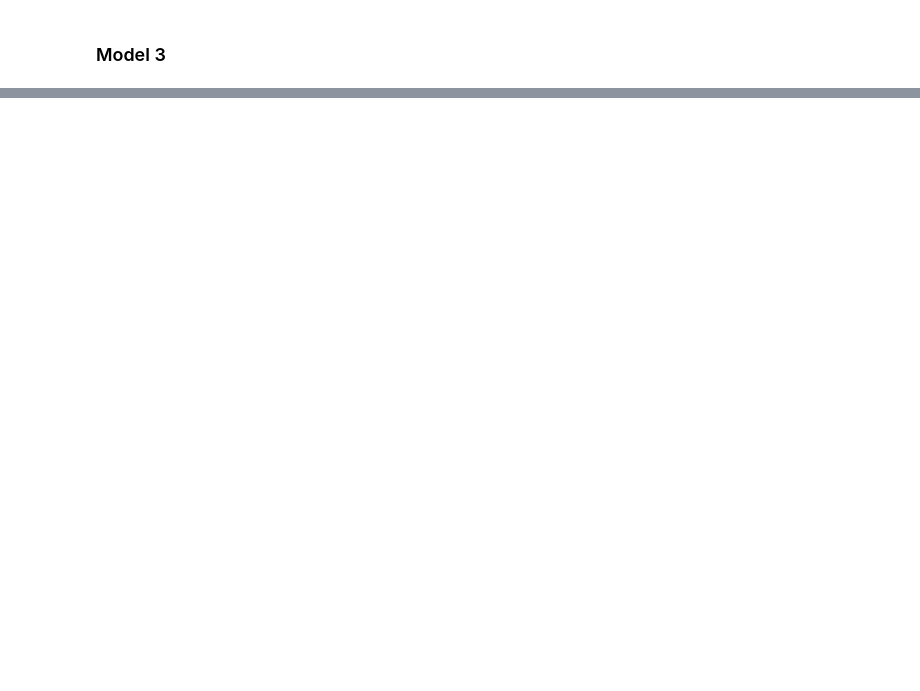
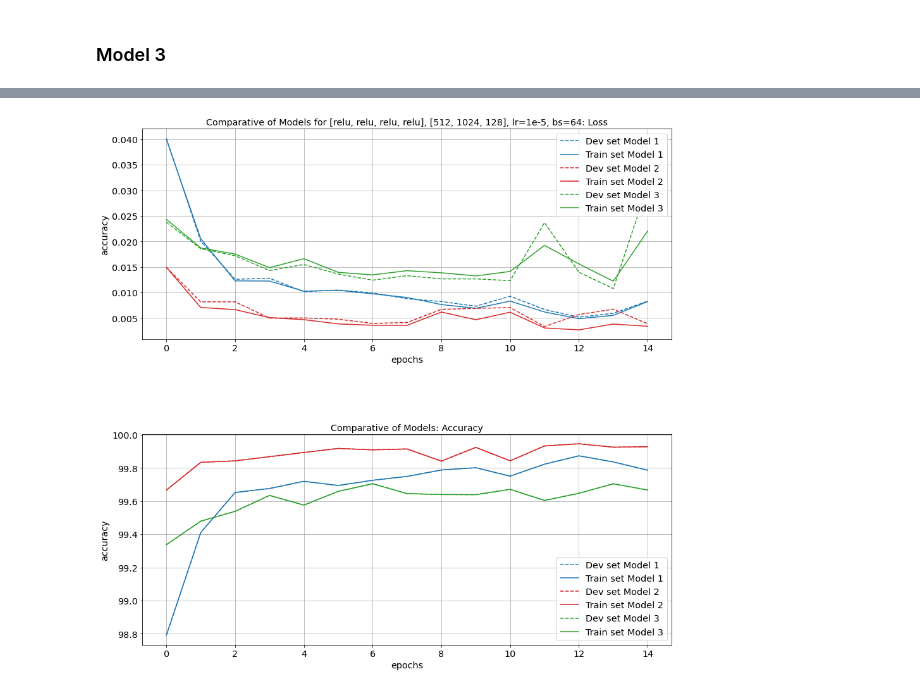
Before and after one commit to utfsm-eg2-data-analysis/analysis-omega-DL, a Jupyter notebook: C /Canalysis.ipynb, the cells around one changed output, grey strips where cells are left out. Cells and saved outputs as stored; diff of their text form; code cells hidden in the pictures; blank space fills up the shorter version.

Commit message:
Comparative results of 3 models for Carbon

```diff
--- a/C /Canalysis.ipynb
+++ b/C /Canalysis.ipynb
@@ -479,7 +479,7 @@ ax2.grid()
 # %%
 model_2 = FFNN(d0=16)
 
-lr = 0.1
+lr = 1e-03
 epochs = 15
 optimizer = torch.optim.Adam(model_2.parameters(), lr, betas=(0.9, 0.999), eps=1e-08)
 train_loss_2, train_acc_2, val_loss_2, val_acc_2 = train_model(model_2, dataset, optimizer, epochs=epochs, batch_size=64, device='cpu',
@@ -557,0 +579,29 @@ ax2.grid()
+# %%
+fig = plt.figure(figsize=(15, 15))
+fig.subplots_adjust(hspace=.45)
+ax1 = fig.add_subplot(211)
+ax1.set_title('Comparative of Models for [relu, relu, relu, relu], [512, 1024, 128], lr=1e-5, bs=64: Loss')
+ax1.set_xlabel('epochs')
+ax1.set_ylabel('accuracy')
+ax1.plot(val_loss_1, color='C0', label='Dev set Model 1', linestyle='--')
+ax1.plot(train_loss_1, color='C0', label='Train set Model 1')
+ax1.plot(val_loss_2, color='C3', label='Dev set Model 2', linestyle='--')
+ax1.plot(train_loss_2, color='C3', label='Train set Model 2')
+ax1.plot(val_loss_3, color='C2', label='Dev set Model 3', linestyle='--')
+ax1.plot(train_loss_3, color='C2', label='Train set Model 3')
+ax1.legend(loc='upper right')
+ax1.grid()
+ax2 = fig.add_subplot(212)
+ax2.set_title('Comparative of Models: Accuracy')
+ax2.set_xlabel('epochs')
+ax2.set_ylabel('accuracy')
+ax2.plot(val_acc_1, color='C0', label='Dev set Model 1', linestyle='--')
+ax2.plot(train_acc_1, color='C0', label='Train set Model 1')
+ax2.plot(val_acc_2, color='C3', label='Dev set Model 2', linestyle='--')
+ax2.plot(train_acc_2, color='C3', label='Train set Model 2')
+ax2.plot(val_acc_3, color='C2', label='Dev set Model 3', linestyle='--')
+ax2.plot(train_acc_3, color='C2', label='Train set Model 3')
+ax2.legend(loc='lower right')
+ax2.grid()
+# %% [output]
+[figure, added]
```
Also changed, not shown: parts of 16 cells of this notebook.
